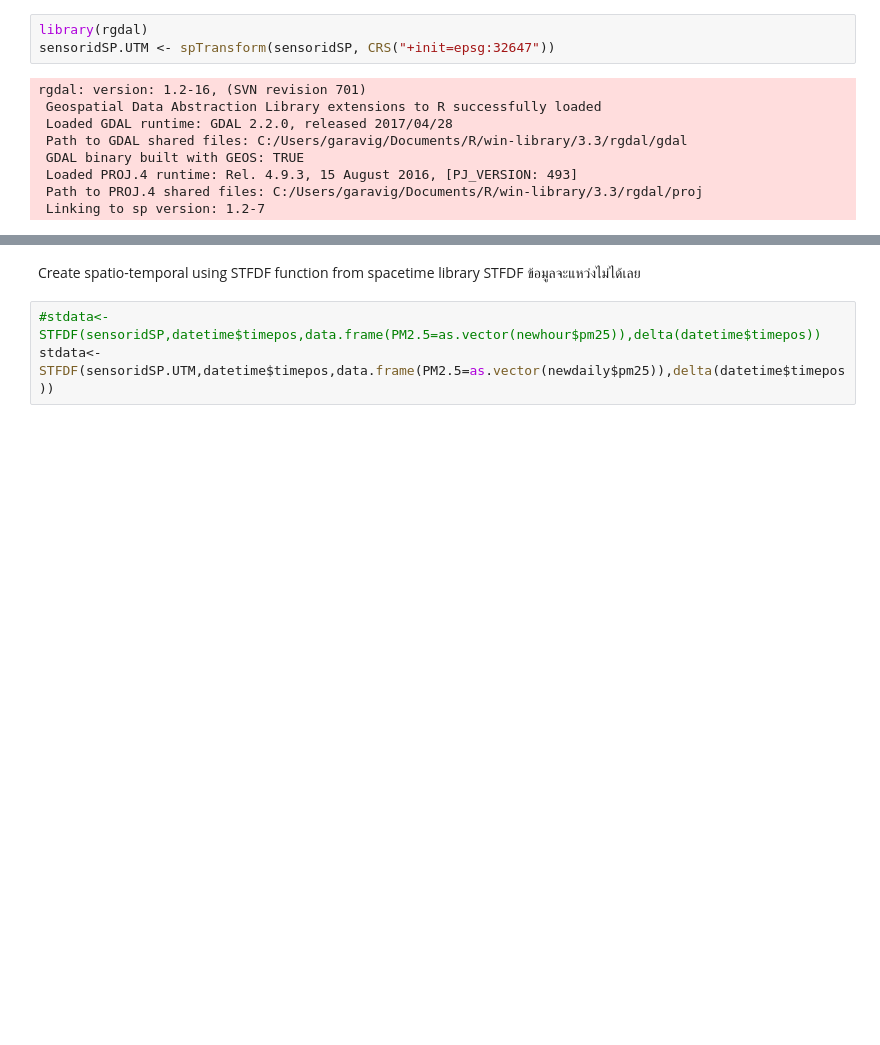
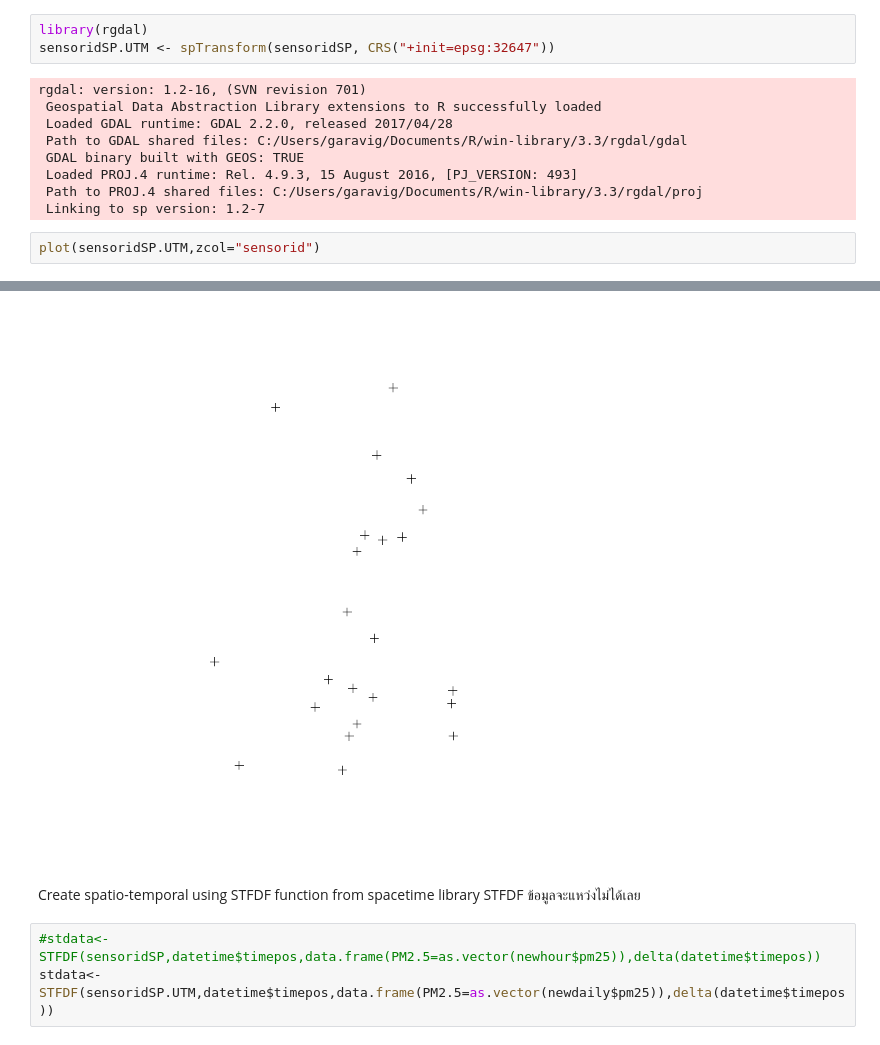
Before and after one commit to Maplub/Jupyter, a Jupyter notebook: st_variogram.ipynb, the cells around one changed output, grey strips where cells are left out. Cells and saved outputs as stored; diff of their text form; blank space fills up the shorter version.

```diff
--- a/st_variogram.ipynb
+++ b/st_variogram.ipynb
@@ -174,3 +208,6 @@ rgdal: version: 1.2-16, (SVN revision 701)
  Loaded PROJ.4 runtime: Rel. 4.9.3, 15 August 2016, [PJ_VERSION: 493]
  Path to PROJ.4 shared files: C:/Users/garavig/Documents/R/win-library/3.3/rgdal/proj
  Linking to sp version: 1.2-7
+# %%
+plot(sensoridSP.UTM,zcol="sensorid")
+# %% [output]
@@ -177,3 +216,4 @@ rgdal: version: 1.2-16, (SVN revision 701)
+[figure, added]
 # %% [markdown]
 Create spatio-temporal using STFDF function from spacetime library
 STFDF ข้อมูลจะแหว่งไม่ได้เลย
```
Also changed, not shown: parts of 15 cells of this notebook, 1 other file.
